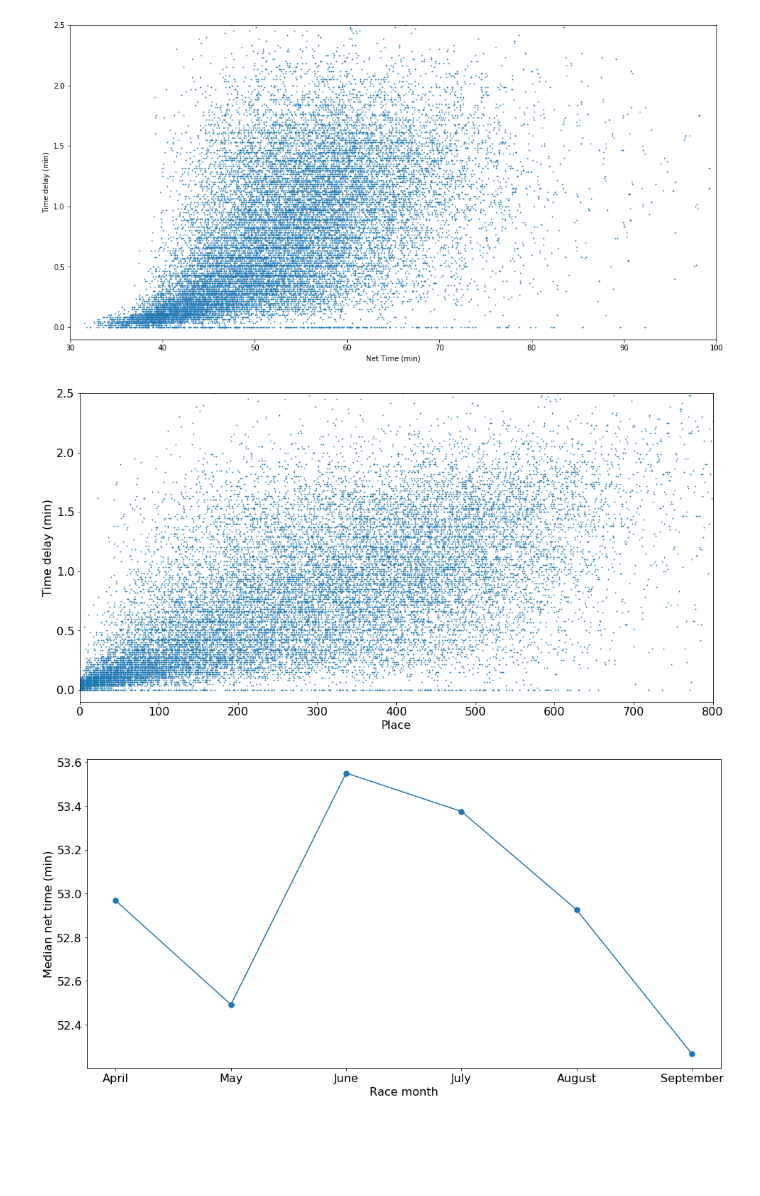
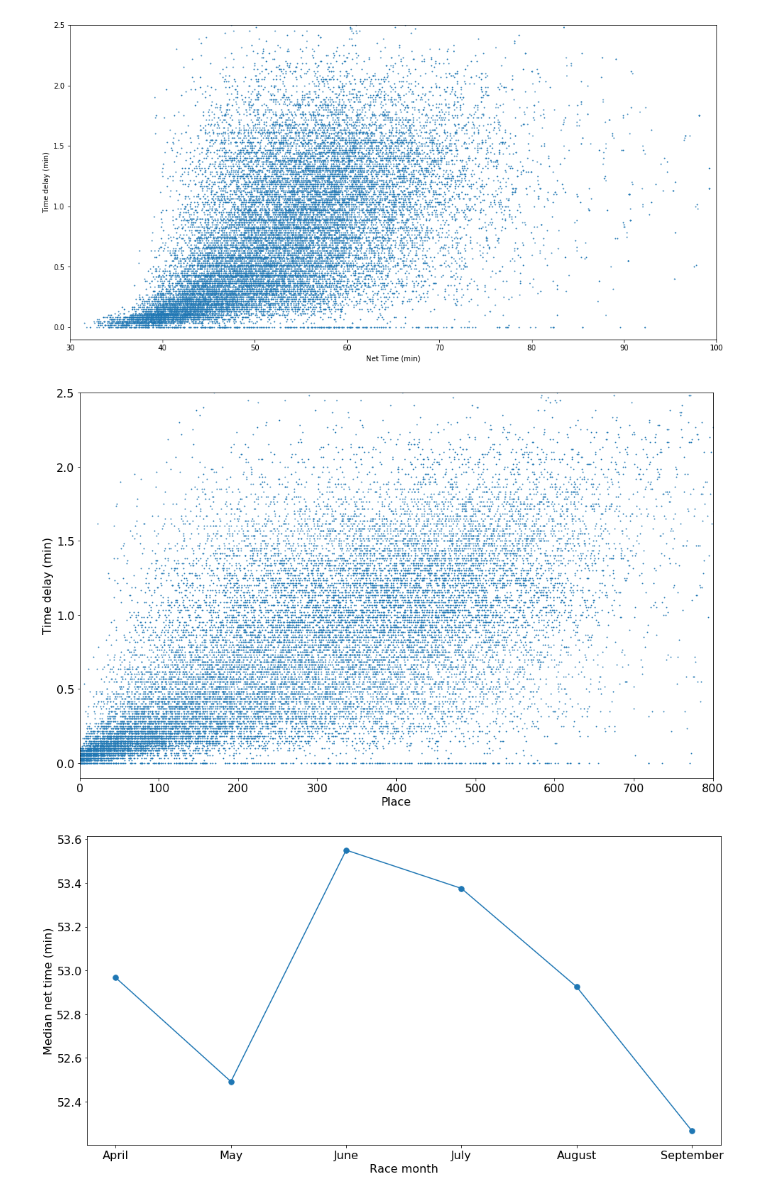
Before and after one commit to CDonnerer/regents-races, a Jupyter notebook: race_analysis.ipynb, the cells around one changed output. Saved outputs shown, nothing was run; the diff lists cells and outputs as text; code cells hidden in the pictures; blank space fills up the shorter version.

```diff
--- a/race_analysis.ipynb
+++ b/race_analysis.ipynb
@@ -123,16 +124,17 @@ plt.xlim([30,100])
 # %%
 plt.rcParams.update({'font.size': 16})
 
-plt.figure(figsize=(16,8))
+plt.figure(figsize=(16,10))
+
 plt.scatter(df2['Place'],df2['Gun Time']-df2['Net Time'],marker='.',s=3)
 plt.xlabel('Place')
 plt.ylabel('Time delay (min)')
 plt.ylim([-.1,2.5])
 plt.xlim([0,800])
 
-plt.savefig('plots/delay_by_place.png')
+plt.savefig('plots/timedelay_by_place.png')
 # %% [output]
-[figure, old version]
+[figure, new version]
 # %%
 fig, ax = plt.subplots(figsize=(16,8))
 
```
Also changed, not shown: parts of 1 cell of this notebook, 4 other files.
